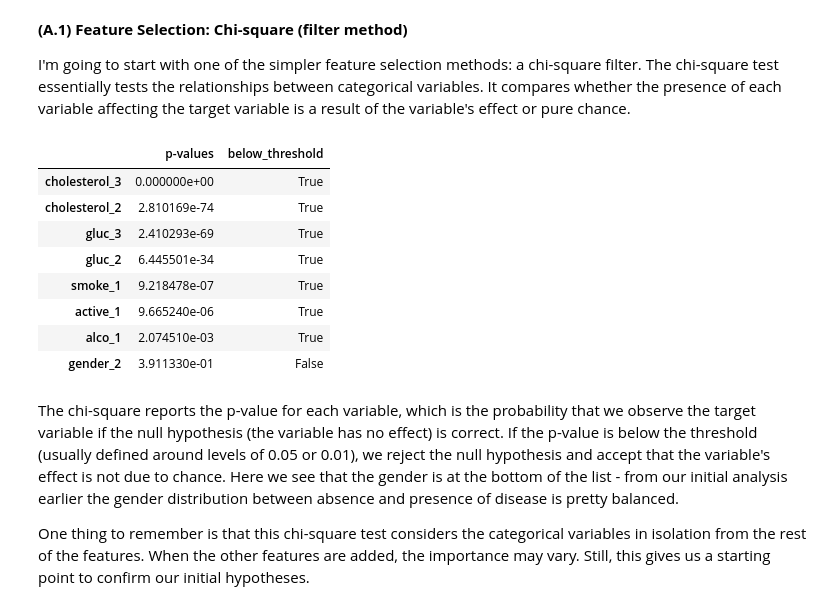
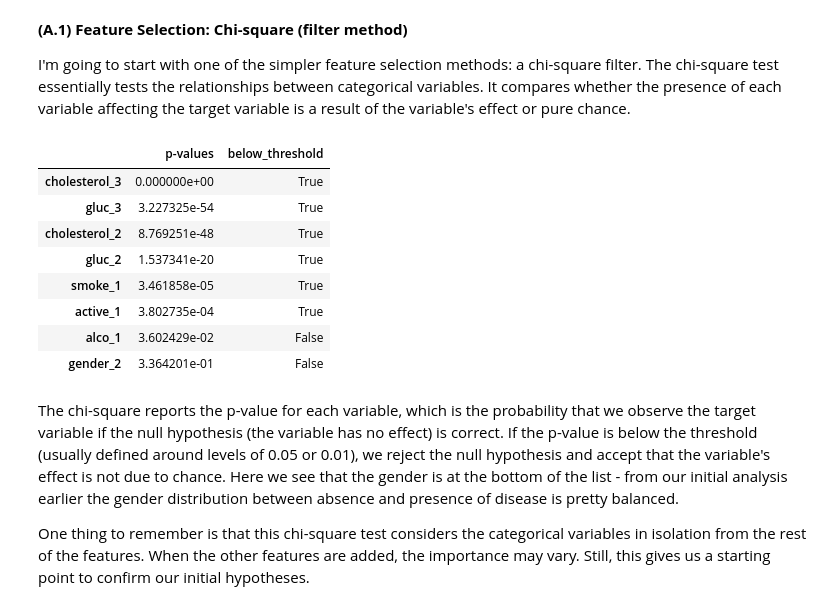
Before and after one commit to bellyn/heart_disease_prediction, a Jupyter notebook: Predicting Cardiovascular Disease.ipynb, the cells around one changed output. Saved outputs shown, nothing was run; the diff lists cells and outputs as text; code cells hidden in the pictures.

Commit message:
Updated with first ML model

```diff
--- a/Predicting Cardiovascular Disease.ipynb
+++ b/Predicting Cardiovascular Disease.ipynb
@@ -291,0 +318,6 @@ Text(0.5, 1.0, 'Active')
+# %%
+from sklearn.model_selection import train_test_split
+X_train, X_val, Y_train, Y_val = train_test_split(x, y, test_size=0.3)
+
+print("Training size: ", X_train.shape[0])
+print("Validation size: ", X_val.shape[0])
@@ -340,23 +353,23 @@ I'm going to start with one of the simpler feature selection methods: a chi-squa
 # %%
 from sklearn.feature_selection import chi2
 p_value_threshold = 0.01
 chi_cat_columns = ['gender_2', 'cholesterol_2', 'cholesterol_3', 'gluc_2', 'gluc_3',
        'smoke_1', 'alco_1', 'active_1']
-chi_scores = chi2(x[chi_cat_columns], y)
+chi_scores = chi2(X_train[chi_cat_columns], Y_train)
 
 p_values = pd.DataFrame(chi_scores[1],index = [chi_cat_columns], columns=["p-values"])
 p_values["below_threshold"] = p_values["p-values"]<p_value_threshold
-p_values.sort_values(by='p-values')
+p_values.sort_values(by="p-values")
 # %% [output]
 |  | p-values | below_threshold |
 | cholesterol_3 | 0.000000e+00 | True |
-| cholesterol_2 | 2.810169e-74 | True |
-| gluc_3 | 2.410293e-69 | True |
-| gluc_2 | 6.445501e-34 | True |
-| smoke_1 | 9.218478e-07 | True |
-| active_1 | 9.665240e-06 | True |
-| alco_1 | 2.074510e-03 | True |
-| gender_2 | 3.911330e-01 | False |
+| gluc_3 | 3.227325e-54 | True |
+| cholesterol_2 | 8.769251e-48 | True |
+| gluc_2 | 1.537341e-20 | True |
+| smoke_1 | 3.461858e-05 | True |
+| active_1 | 3.802735e-04 | True |
+| alco_1 | 3.602429e-02 | False |
+| gender_2 | 3.364201e-01 | False |
 # %% [markdown]
 The chi-square reports the p-value for each variable, which is the probability that we observe the target variable if the null hypothesis (the variable has no effect) is correct. If the p-value is below the threshold (usually defined around levels of 0.05 or 0.01), we reject the null hypothesis and accept that the variable's effect is not due to chance. Here we see that the gender is at the bottom of the list - from our initial analysis earlier the gender distribution between absence and presence of disease is pretty balanced.
 
```
Also changed, not shown: parts of 28 cells of this notebook.
